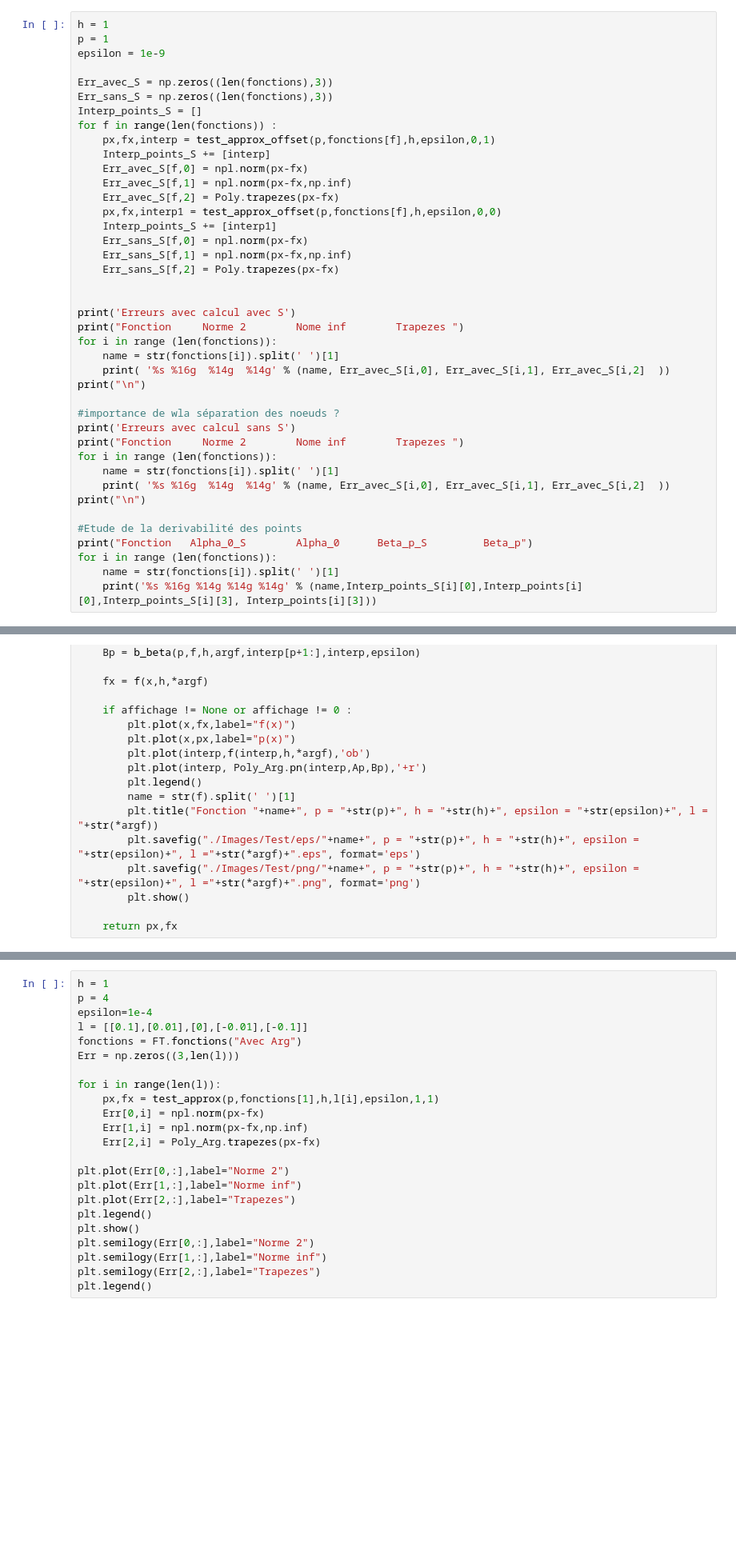
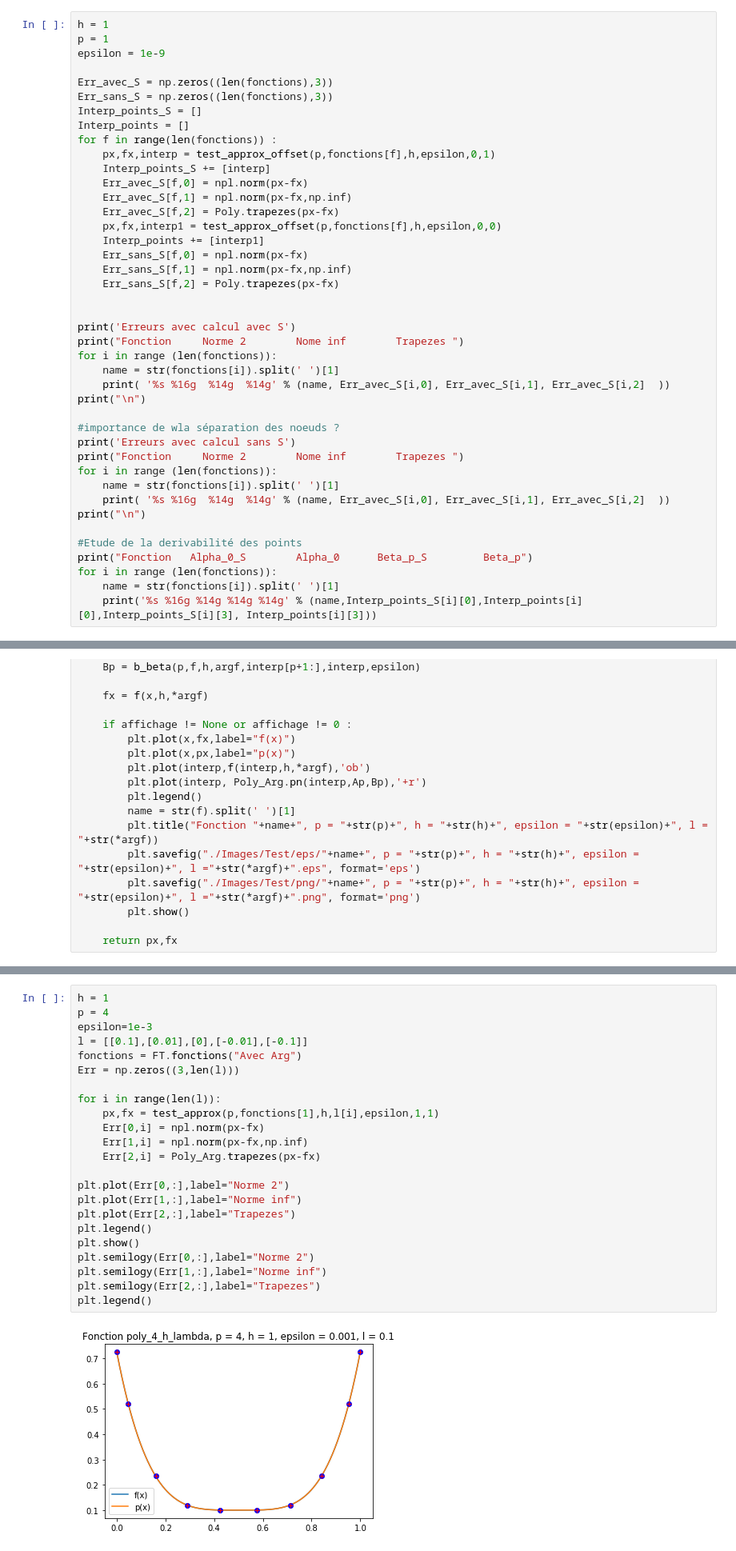
Before and after one commit to gerier/GestionDeProjet4A, a Jupyter notebook: Version Multi_Fichier/Test_Fonctionnement.ipynb, the cells around one changed output, grey strips where cells are left out. Shown: that part at 80% size. Cells and saved outputs as stored; diff of their text form; blank space fills up the shorter version.

```diff
--- a/Version Multi_Fichier/Test_Fonctionnement.ipynb
+++ b/Version Multi_Fichier/Test_Fonctionnement.ipynb
@@ -192,6 +192,7 @@ epsilon = 1e-9
 Err_avec_S = np.zeros((len(fonctions),3))
 Err_sans_S = np.zeros((len(fonctions),3))
 Interp_points_S = []
+Interp_points = []
 for f in range(len(fonctions)) :
     px,fx,interp = test_approx_offset(p,fonctions[f],h,epsilon,0,1)
     Interp_points_S += [interp]
@@ -199,7 +200,7 @@ for f in range(len(fonctions)) :
     Err_avec_S[f,1] = npl.norm(px-fx,np.inf)
     Err_avec_S[f,2] = Poly.trapezes(px-fx)
     px,fx,interp1 = test_approx_offset(p,fonctions[f],h,epsilon,0,0)
-    Interp_points_S += [interp1]
+    Interp_points += [interp1]
     Err_sans_S[f,0] = npl.norm(px-fx)
     Err_sans_S[f,1] = npl.norm(px-fx,np.inf)
     Err_sans_S[f,2] = Poly.trapezes(px-fx)
@@ -292,23 +300,25 @@ for i in range(len(l)):
 # %%
 h = 1
 p = 4
-epsilon=1e-4
+epsilon=1e-3
 l = [[0.1],[0.01],[0],[-0.01],[-0.1]]
 fonctions = FT.fonctions("Avec Arg")
 Err = np.zeros((3,len(l)))
 
 for i in range(len(l)):
     px,fx = test_approx(p,fonctions[1],h,l[i],epsilon,1,1)
     Err[0,i] = npl.norm(px-fx)
     Err[1,i] = npl.norm(px-fx,np.inf)
     Err[2,i] = Poly_Arg.trapezes(px-fx)
 
 plt.plot(Err[0,:],label="Norme 2")
 plt.plot(Err[1,:],label="Norme inf")
 plt.plot(Err[2,:],label="Trapezes")
 plt.legend()
 plt.show()
 plt.semilogy(Err[0,:],label="Norme 2")
 plt.semilogy(Err[1,:],label="Norme inf")
 plt.semilogy(Err[2,:],label="Trapezes")
 plt.legend()
+# %% [output]
+[figure, added]
```
Also changed, not shown: parts of 4 cells of this notebook, 1 other file.
